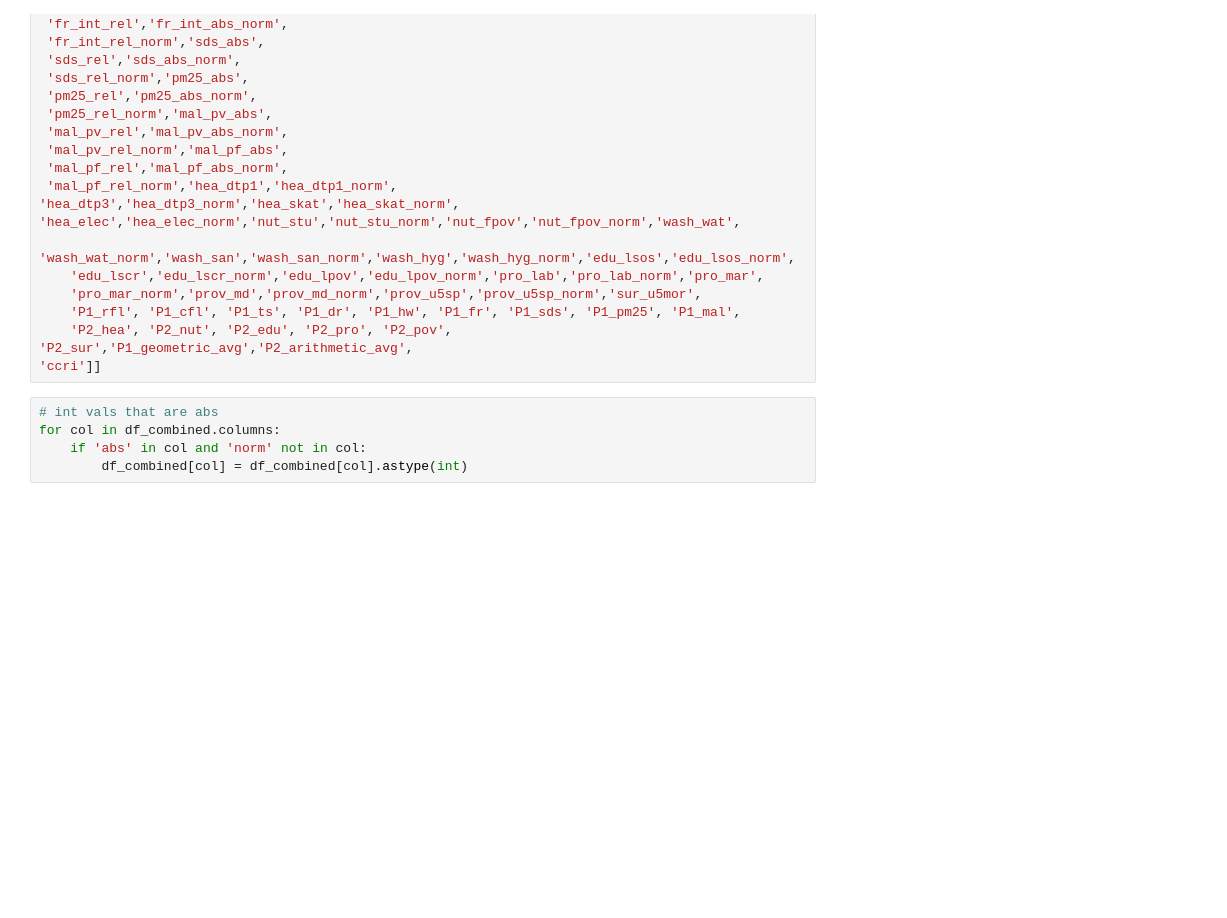
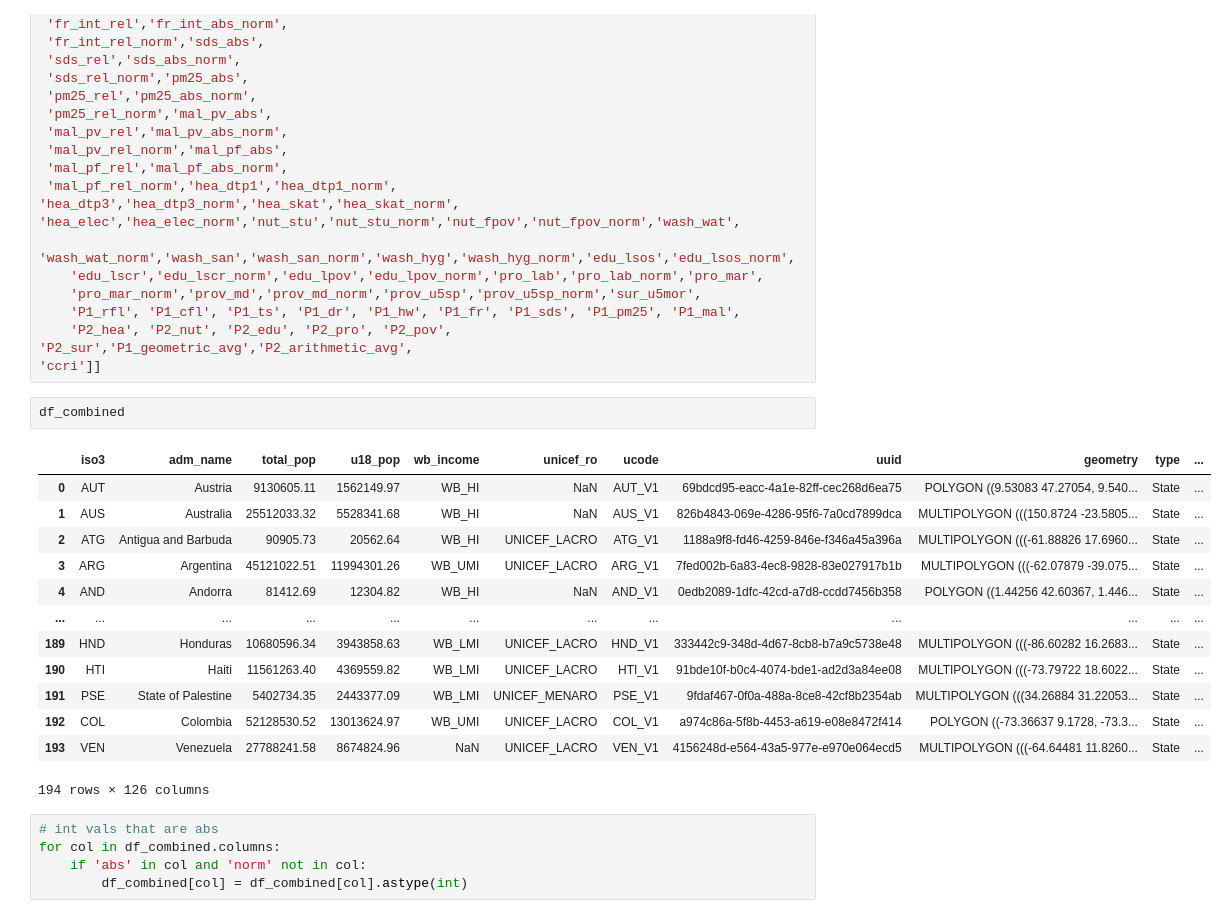
Before and after one commit to dohyung-kim/ccri, a Jupyter notebook: script/adm0/ccri_combined_file.ipynb, the cells around one changed output. Cells and saved outputs as stored; diff of their text form; blank space fills up the shorter version.

```diff
--- a/script/adm0/ccri_combined_file.ipynb
+++ b/script/adm0/ccri_combined_file.ipynb
@@ -334,6 +329,22 @@ df_combined = df_combined[[
     'P1_rfl', 'P1_cfl', 'P1_ts', 'P1_dr', 'P1_hw', 'P1_fr', 'P1_sds', 'P1_pm25', 'P1_mal',
     'P2_hea', 'P2_nut', 'P2_edu', 'P2_pro', 'P2_pov', 'P2_sur','P1_geometric_avg','P2_arithmetic_avg',
 'ccri']]
+# %%
+df_combined
+# %% [output]
+|  | iso3 | adm_name | total_pop | u18_pop | wb_income | unicef_ro | ucode | uuid | geometry | type | ... |
+| 0 | AUT | Austria | 9130605.11 | 1562149.97 | WB_HI | NaN | AUT_V1 | 69bdcd95-eacc-4a1e-82ff-cec268d6ea75 | POLYGON ((9.53083 47.27054, 9.540... | State | ... |
+| 1 | AUS | Australia | 25512033.32 | 5528341.68 | WB_HI | NaN | AUS_V1 | 826b4843-069e-4286-95f6-7a0cd7899dca | MULTIPOLYGON (((150.8724 -23.5805... | State | ... |
+| 2 | ATG | Antigua and Barbuda | 90905.73 | 20562.64 | WB_HI | UNICEF_LACRO | ATG_V1 | 1188a9f8-fd46-4259-846e-f346a45a396a | MULTIPOLYGON (((-61.88826 17.6960... | State | ... |
+| 3 | ARG | Argentina | 45121022.51 | 11994301.26 | WB_UMI | UNICEF_LACRO | ARG_V1 | 7fed002b-6a83-4ec8-9828-83e027917b1b | MULTIPOLYGON (((-62.07879 -39.075... | State | ... |
+| 4 | AND | Andorra | 81412.69 | 12304.82 | WB_HI | NaN | AND_V1 | 0edb2089-1dfc-42cd-a7d8-ccdd7456b358 | POLYGON ((1.44256 42.60367, 1.446... | State | ... |
+| ... | ... | ... | ... | ... | ... | ... | ... | ... | ... | ... | ... |
+| 189 | HND | Honduras | 10680596.34 | 3943858.63 | WB_LMI | UNICEF_LACRO | HND_V1 | 333442c9-348d-4d67-8cb8-b7a9c5738e48 | MULTIPOLYGON (((-86.60282 16.2683... | State | ... |
+| 190 | HTI | Haiti | 11561263.40 | 4369559.82 | WB_LMI | UNICEF_LACRO | HTI_V1 | 91bde10f-b0c4-4074-bde1-ad2d3a84ee08 | MULTIPOLYGON (((-73.79722 18.6022... | State | ... |
+| 191 | PSE | State of Palestine | 5402734.35 | 2443377.09 | WB_LMI | UNICEF_MENARO | PSE_V1 | 9fdaf467-0f0a-488a-8ce8-42cf8b2354ab | MULTIPOLYGON (((34.26884 31.22053... | State | ... |
+| 192 | COL | Colombia | 52128530.52 | 13013624.97 | WB_UMI | UNICEF_LACRO | COL_V1 | a974c86a-5f8b-4453-a619-e08e8472f414 | POLYGON ((-73.36637 9.1728, -73.3... | State | ... |
+| 193 | VEN | Venezuela | 27788241.58 | 8674824.96 | NaN | UNICEF_LACRO | VEN_V1 | 4156248d-e564-43a5-977e-e970e064ecd5 | MULTIPOLYGON (((-64.64481 11.8260... | State | ... |
+194 rows × 126 columns
 # %%
 # int vals that are abs
 for col in df_combined.columns:
```
Also changed, not shown: parts of 2 cells of this notebook.
